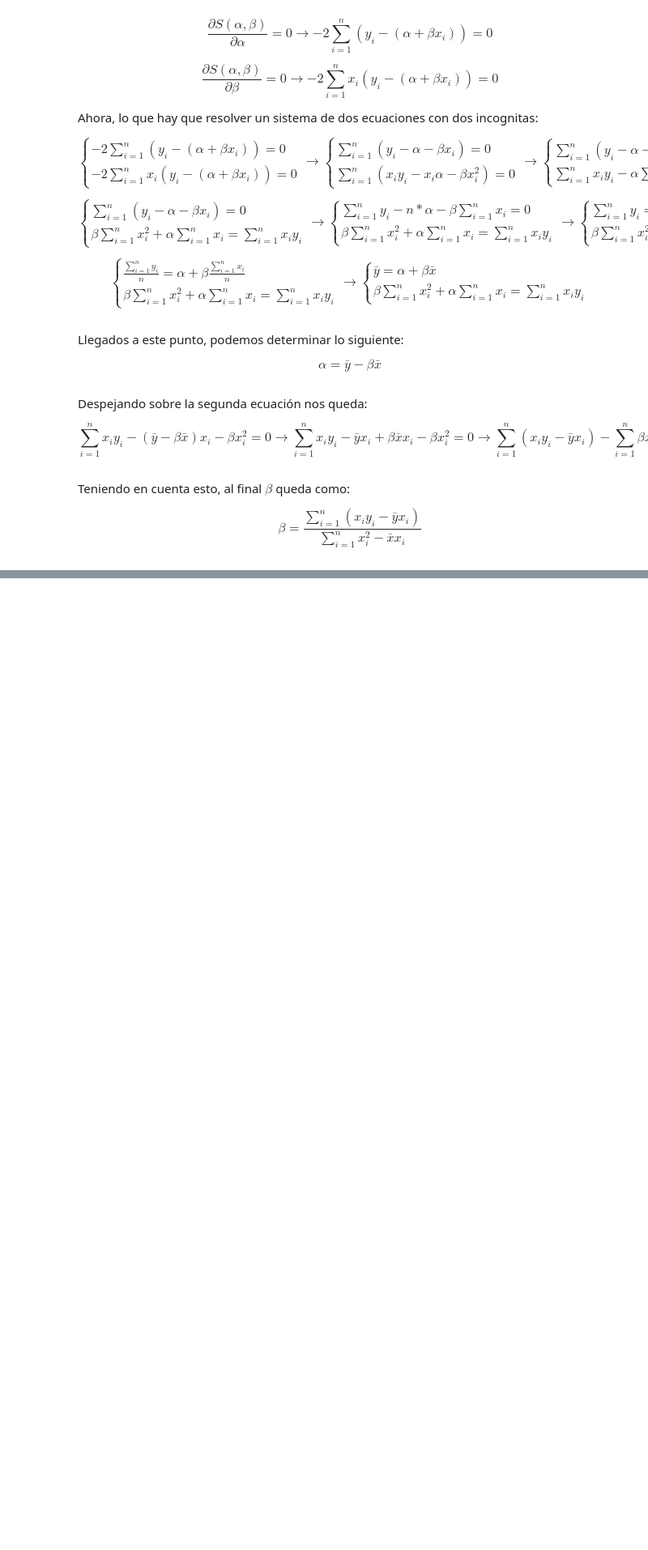
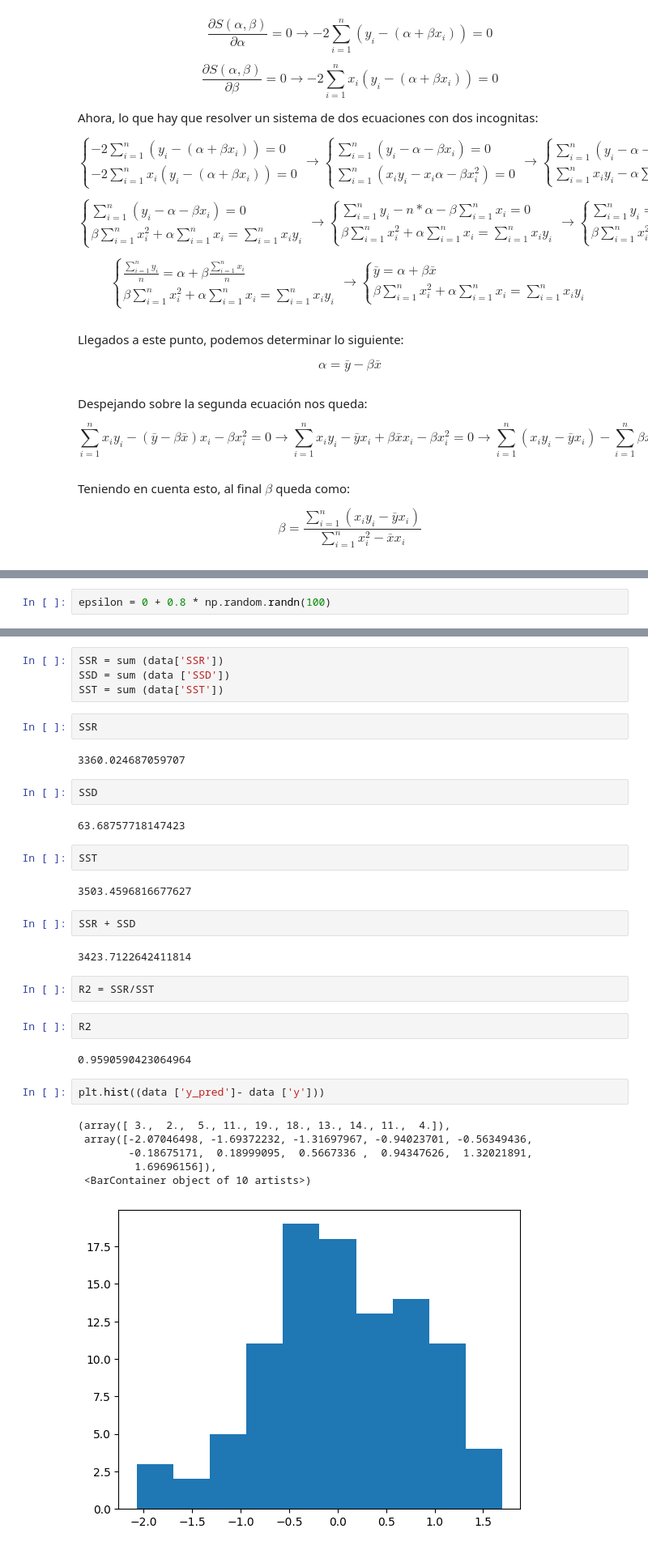
Before and after one commit to aolite/curso-machine-lerning, a Jupyter notebook: notebooks/T7.75. Linear Regresion.ipynb, the cells around one changed output, grey strips where cells are left out. Shown at 81% size. Saved outputs shown, nothing was run; the diff lists cells and outputs as text; blank space fills up the shorter version.

```diff
--- a/notebooks/T7.75. Linear Regresion.ipynb
+++ b/notebooks/T7.75. Linear Regresion.ipynb
@@ -149,0 +165,2 @@ $$
+# %%
+epsilon = 0 + 0.8 * np.random.randn(100)
@@ -149,0 +219,35 @@ $$
+# %%
+SSR = sum (data['SSR'])
+SSD = sum (data ['SSD'])
+SST = sum (data['SST'])
+# %%
+SSR
+# %% [output]
+3360.024687059707
+# %%
+SSD
+# %% [output]
+63.68757718147423
+# %%
+SST
+# %% [output]
+3503.4596816677627
+# %%
+SSR + SSD
+# %% [output]
+3423.7122642411814
+# %%
+R2 = SSR/SST
+# %%
+R2
+# %% [output]
+0.9590590423064964
+# %%
+plt.hist((data ['y_pred']- data ['y']))
+# %% [output]
+(array([ 3.,  2.,  5., 11., 19., 18., 13., 14., 11.,  4.]),
+ array([-2.07046498, -1.69372232, -1.31697967, -0.94023701, -0.56349436,
+        -0.18675171,  0.18999095,  0.5667336 ,  0.94347626,  1.32021891,
+         1.69696156]),
+ <BarContainer object of 10 artists>)
+[figure, added]
```
Also changed, not shown: parts of 35 cells of this notebook.
